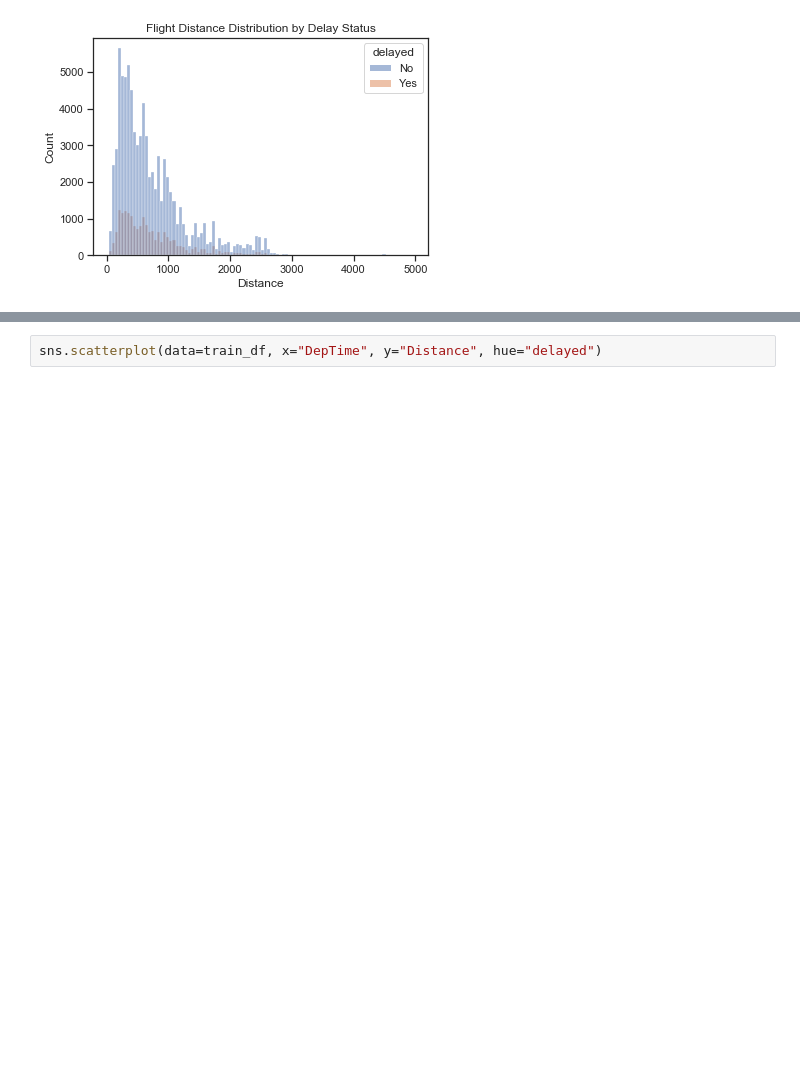
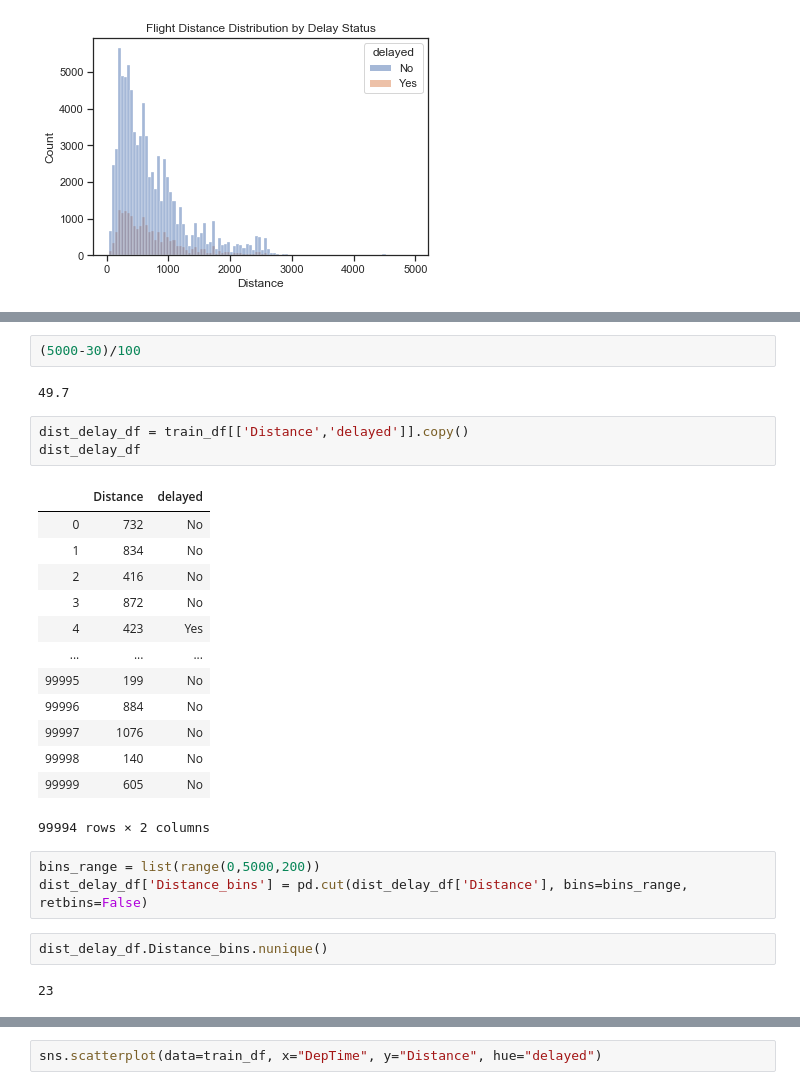
Before and after one commit to camligorkem/kaggle-flight-delays, a Jupyter notebook: flight_delay_prediction.ipynb, the cells around one changed output, grey strips where cells are left out. Saved outputs shown, nothing was run; the diff lists cells and outputs as text; blank space fills up the shorter version.

```diff
--- a/flight_delay_prediction.ipynb
+++ b/flight_delay_prediction.ipynb
@@ -834,0 +847,28 @@ Text(0.5, 1.0, 'Flight Distance Distribution by Delay Status')
+# %%
+(5000-30)/100
+# %% [output]
+49.7
+# %%
+dist_delay_df = train_df[['Distance','delayed']].copy()
+dist_delay_df
+# %% [output]
+|  | Distance | delayed |
+| 0 | 732 | No |
+| 1 | 834 | No |
+| 2 | 416 | No |
+| 3 | 872 | No |
+| 4 | 423 | Yes |
+| ... | ... | ... |
+| 99995 | 199 | No |
+| 99996 | 884 | No |
+| 99997 | 1076 | No |
+| 99998 | 140 | No |
+| 99999 | 605 | No |
+99994 rows × 2 columns
+# %%
+bins_range = list(range(0,5000,200))
+dist_delay_df['Distance_bins'] = pd.cut(dist_delay_df['Distance'], bins=bins_range, retbins=False)
+# %%
+dist_delay_df.Distance_bins.nunique()
+# %% [output]
+23
```
Also changed, not shown: parts of 14 cells of this notebook, 3 other files.
